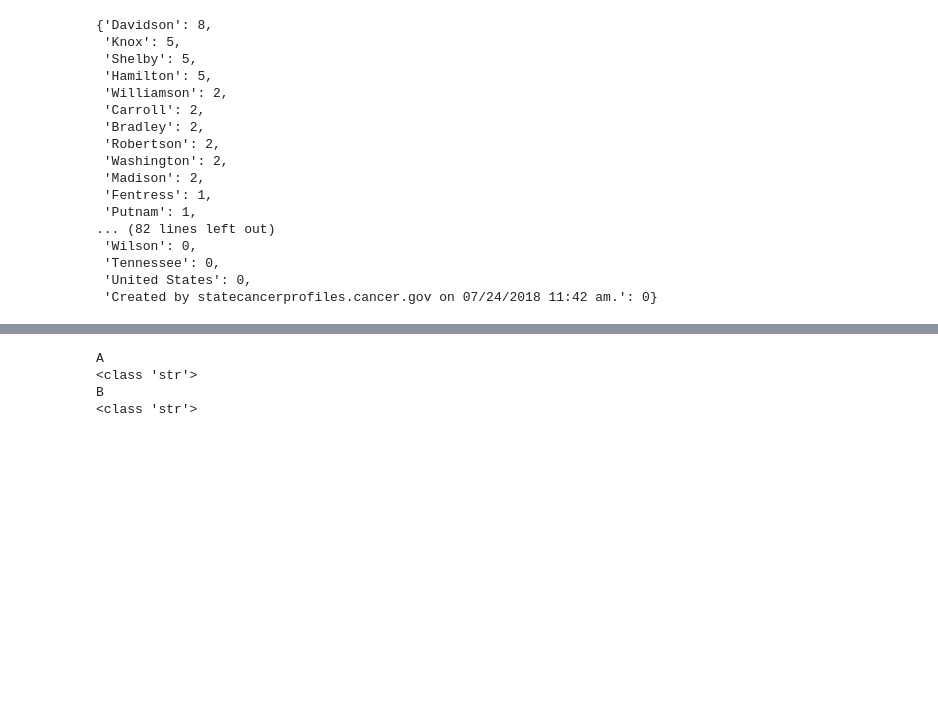
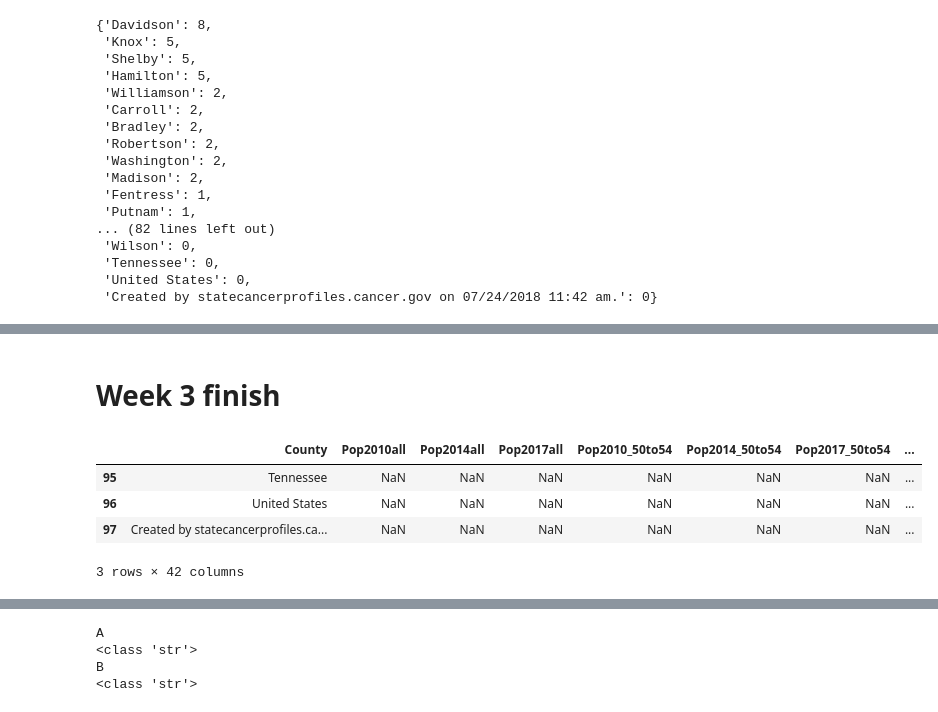
Before and after one commit to vjanve/vanderbilt-aspire-data-essentials, a Jupyter notebook: DataScience_essentials_week1_to_3_vj.ipynb, the cells around one changed output, grey strips where cells are left out. Saved outputs shown, nothing was run; the diff lists cells and outputs as text; code cells hidden in the pictures; blank space fills up the shorter version.

```diff
--- a/DataScience_essentials_week1_to_3_vj.ipynb
+++ b/DataScience_essentials_week1_to_3_vj.ipynb
@@ -454,0 +434,2 @@ pop_and_cancer[['County', 'hospice_per_county']]
+# %% [markdown]
+# Week 3 finish
@@ -454,0 +462,14 @@ pop_and_cancer[['County', 'hospice_per_county']]
+# %%
+# explore nulll values and ocurence
+# do reasonable
+pop_and_cancer.isnull().sum()
+# most of column have 3 null values, might occur in few rows
+# pop_and_cancer.isnull().sum?
+# all rows with missing values
+pop_and_cancer[pop_and_cancer['Pop2010all'].isnull()]
+# %% [output]
+|  | County | Pop2010all | Pop2014all | Pop2017all | Pop2010_50to54 | Pop2014_50to54 | Pop2017_50to54 | ... |
+| 95 | Tennessee | NaN | NaN | NaN | NaN | NaN | NaN | ... |
+| 96 | United States | NaN | NaN | NaN | NaN | NaN | NaN | ... |
+| 97 | Created by statecancerprofiles.ca... | NaN | NaN | NaN | NaN | NaN | NaN | ... |
+3 rows × 42 columns
```
Also changed, not shown: parts of 12 cells of this notebook.
